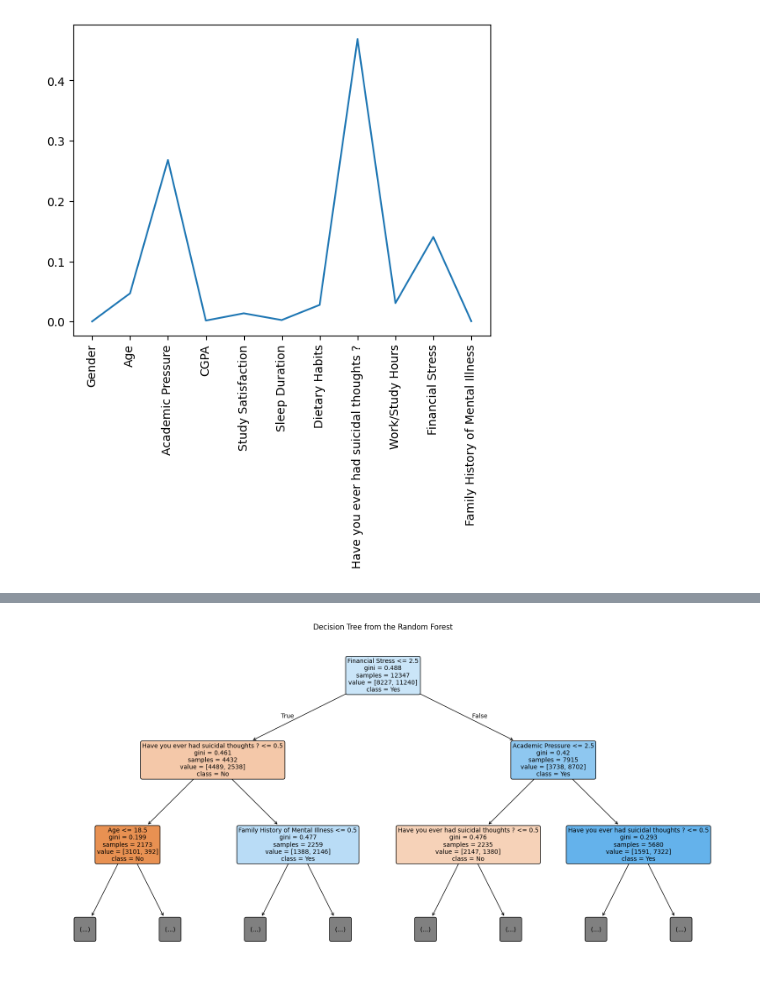
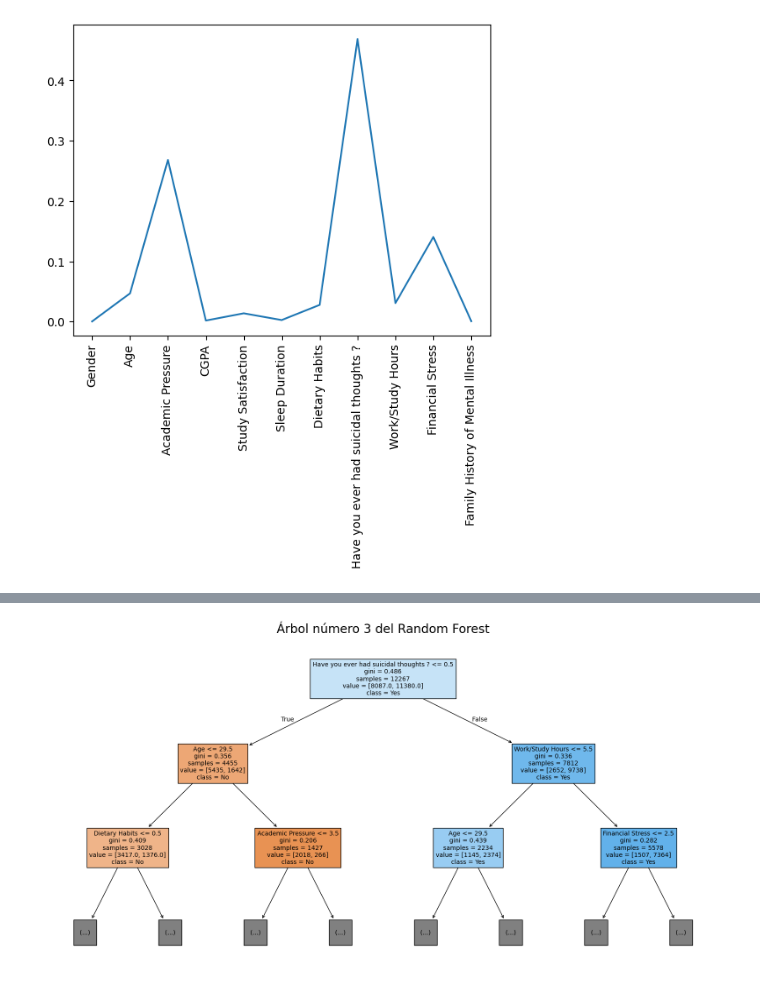
Before and after one commit to seba-art/proyecto1, a Jupyter notebook: prueba.ipynb, the cells around one changed output, grey strips where cells are left out. Drawn from its saved outputs; the diff is of its cells as text; code cells hidden in the pictures.

```diff
--- a/prueba.ipynb
+++ b/prueba.ipynb
@@ -299,16 +326,12 @@ class_names = ["No", "Yes"]  # 0 = No depression, 1 = Yes depression
 # %%
+#Seleccionar un árbol aleatorio del Random Forest
+random_tree_index = random.randint(0, len(model.estimators_) - 1)
+random_tree = model.estimators_[random_tree_index]
 
-from sklearn.tree import plot_tree
-tree = model.estimators_[0]
-plt.figure(figsize=(20,10))  # Set figure size to make the tree more readable
-plot_tree(tree,
-          feature_names=features,  # Use the feature names from the dataset
-          class_names=class_names,  # Use class names (species names)
-          filled=True,              # Fill nodes with colors for better visualization
-          rounded=True,
-          max_depth=2,
-          fontsize=10)             # Rounded edges for nodes
-plt.title("Decision Tree from the Random Forest")
+#tree = model.estimators_[0]
+plt.figure(figsize=(20,10))
+plot_tree(random_tree, feature_names=features, class_names=class_names, filled=True, max_depth=2, fontsize=10)
+plt.title(f"Árbol número {random_tree_index} del Random Forest", fontsize=20)
 plt.show()
 # %% [output]
-[figure, old version]
+[figure, new version]
```
Also changed, not shown: parts of 7 cells of this notebook.
